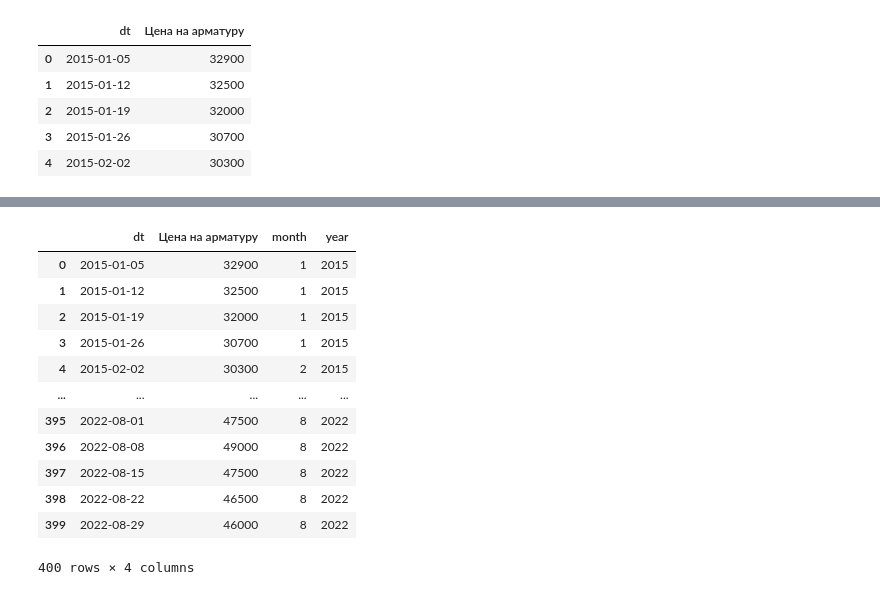
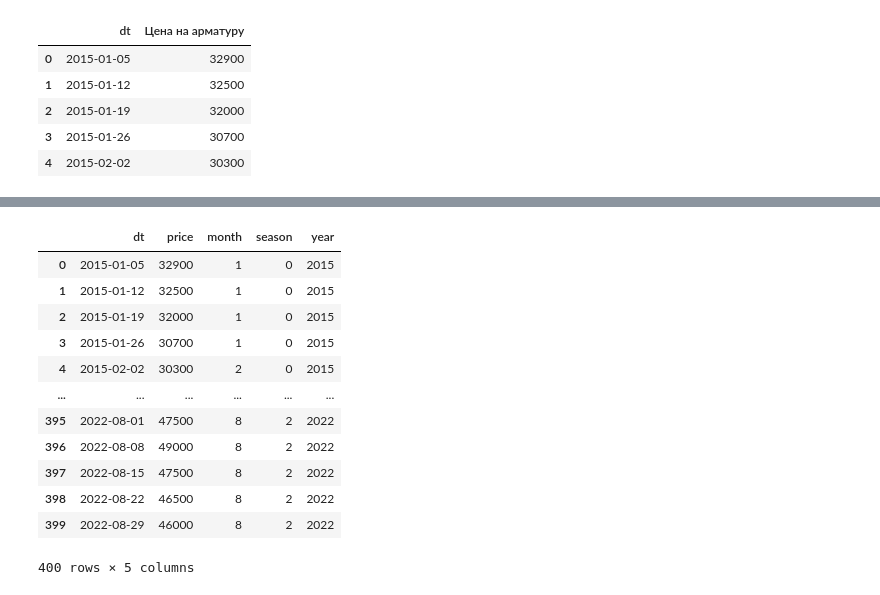
Before and after one commit to Rainfue/TimeSeries, a Jupyter notebook: analysis.ipynb, the cells around one changed output, grey strips where cells are left out. Drawn from its saved outputs; the diff is of its cells as text; code cells hidden in the pictures.

```diff
--- a/analysis.ipynb
+++ b/analysis.ipynb
@@ -58,3 +78,5 @@ train.head()
 | 2 | 2015-01-19 | 32000 |
 | 3 | 2015-01-26 | 30700 |
 | 4 | 2015-02-02 | 30300 |
+# %%
+train = train.rename(columns={'Цена на арматуру': 'price'})
@@ -61,18 +95,19 @@ train.head()
 # %%
 train['month'] = train['dt'].dt.month
+add_season_column(train)
 train['year'] = train['dt'].dt.year
 train
 # %% [output]
-|  | dt | Цена на арматуру | month | year |
-| 0 | 2015-01-05 | 32900 | 1 | 2015 |
-| 1 | 2015-01-12 | 32500 | 1 | 2015 |
-| 2 | 2015-01-19 | 32000 | 1 | 2015 |
-| 3 | 2015-01-26 | 30700 | 1 | 2015 |
-| 4 | 2015-02-02 | 30300 | 2 | 2015 |
-| ... | ... | ... | ... | ... |
-| 395 | 2022-08-01 | 47500 | 8 | 2022 |
-| 396 | 2022-08-08 | 49000 | 8 | 2022 |
-| 397 | 2022-08-15 | 47500 | 8 | 2022 |
-| 398 | 2022-08-22 | 46500 | 8 | 2022 |
-| 399 | 2022-08-29 | 46000 | 8 | 2022 |
+|  | dt | price | month | season | year |
+| 0 | 2015-01-05 | 32900 | 1 | 0 | 2015 |
+| 1 | 2015-01-12 | 32500 | 1 | 0 | 2015 |
+| 2 | 2015-01-19 | 32000 | 1 | 0 | 2015 |
+| 3 | 2015-01-26 | 30700 | 1 | 0 | 2015 |
+| 4 | 2015-02-02 | 30300 | 2 | 0 | 2015 |
+| ... | ... | ... | ... | ... | ... |
+| 395 | 2022-08-01 | 47500 | 8 | 2 | 2022 |
+| 396 | 2022-08-08 | 49000 | 8 | 2 | 2022 |
+| 397 | 2022-08-15 | 47500 | 8 | 2 | 2022 |
+| 398 | 2022-08-22 | 46500 | 8 | 2 | 2022 |
+| 399 | 2022-08-29 | 46000 | 8 | 2 | 2022 |
-400 rows × 4 columns
+400 rows × 5 columns
```
Also changed, not shown: parts of 24 cells of this notebook.
